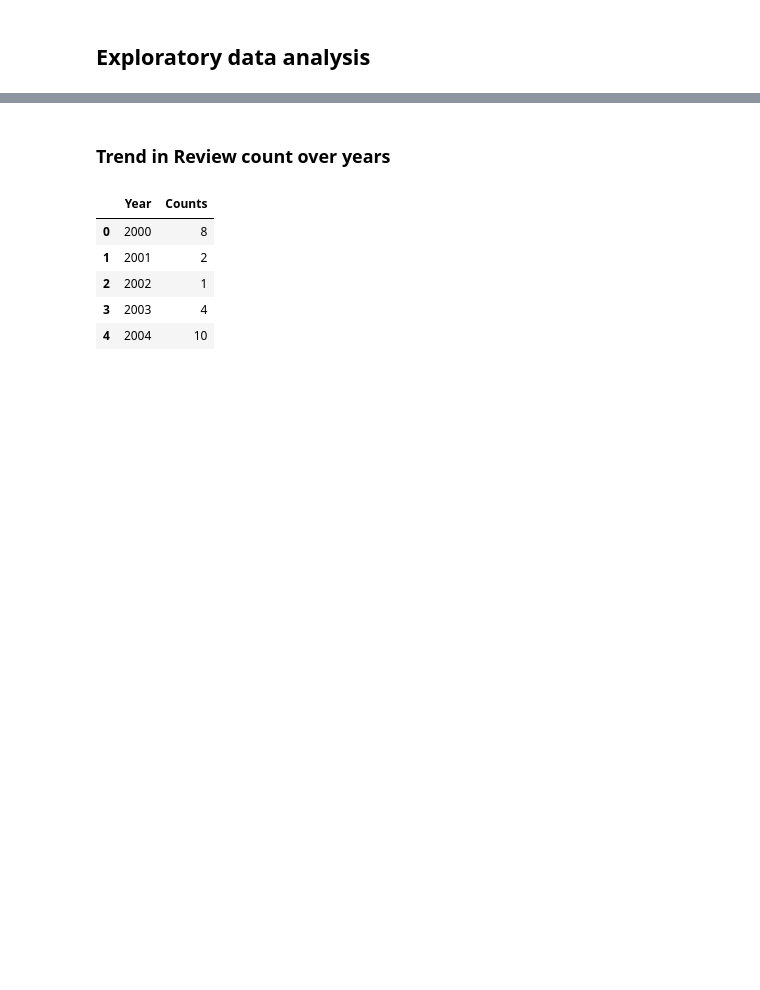
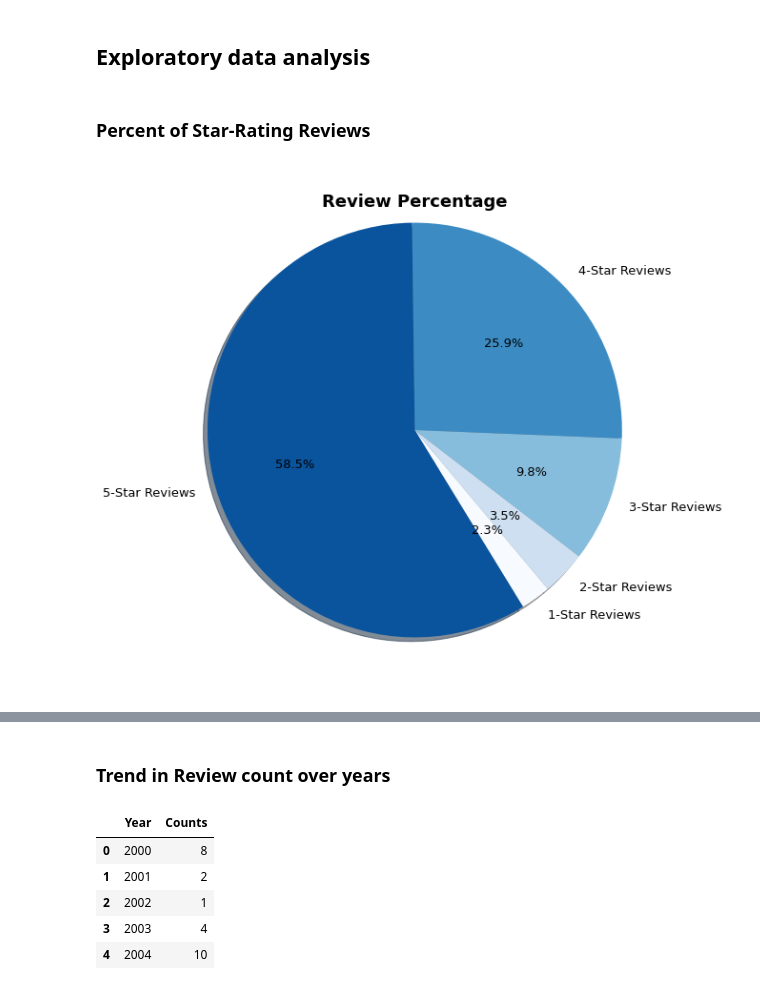
Before and after one commit to JoshSniderman/Merge, a Jupyter notebook: Kindle Reviews.ipynb, the cells around one changed output, grey strips where cells are left out. Drawn from its saved outputs; the diff is of its cells as text; code cells hidden in the pictures; blank space fills up the shorter version.

```diff
--- a/Kindle Reviews.ipynb
+++ b/Kindle Reviews.ipynb
@@ -98,3 +98,23 @@ df.head()
 | 4 | 4 | B000F83SZQ | [0, 1] | 4 | If you like period pieces - cloth... | 03 19, 2014 | A3SPTOKDG7WBLN | Father Dowling Fan | Period Mystery | ... |
 # %% [markdown]
 ## Exploratory data analysis
+# %% [markdown]
+### Percent of Star-Rating Reviews
+# %%
+# Breakdown of star-ratings
+
+kindle_group = df.groupby("overall")
+kindle_size = kindle_group.size()
+labels = ["1-Star Reviews", "2-Star Reviews", "3-Star Reviews", "4-Star Reviews", "5-Star Reviews"]
+cmap = plt.get_cmap("Blues")
+color = cmap(np.array(np.arange(5)*55))
+
+plt.figure(figsize=(10, 10))
+plt.rcParams['font.size'] = 13.0
+plt.pie(kindle_size, labels = labels, colors = color, autopct = "%1.1f%%", shadow=True,startangle = 301.5)
+plt.title("Review Percentage", fontsize=18, y=.92, weight = 'bold')
+
+plt.savefig("./Review_Percentage_pre_5_removal.png")
+plt.show()
+# %% [output]
+[figure, added]
```
Also changed, not shown: parts of 7 cells of this notebook.
